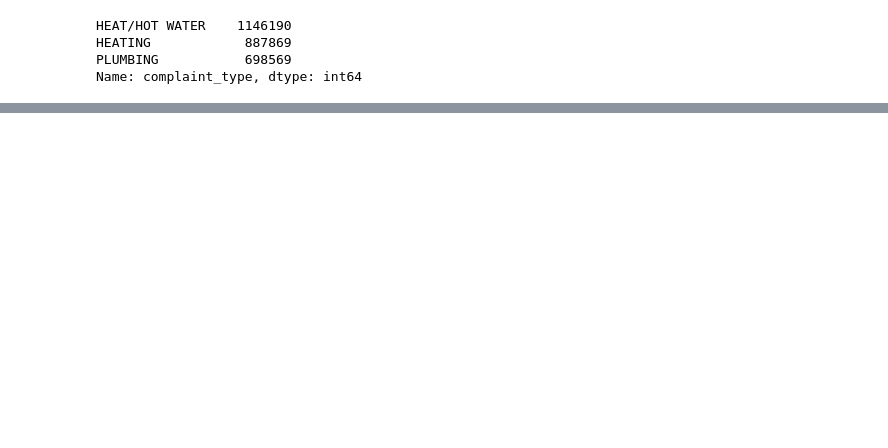
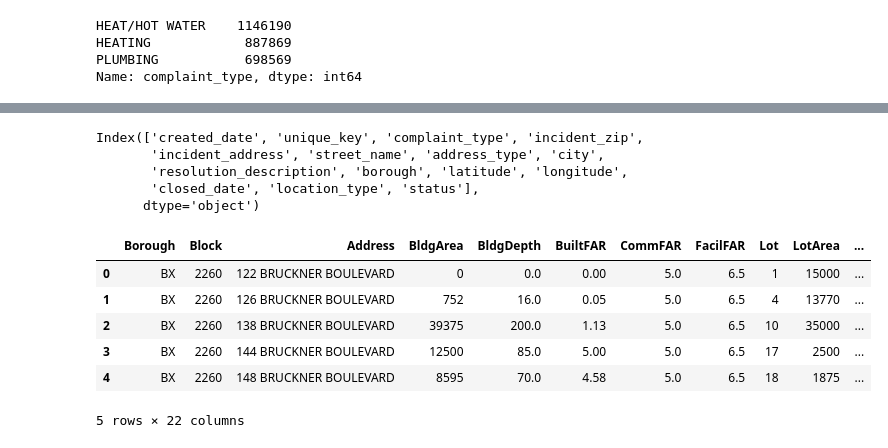
Before and after one commit to nabeel913/ibmWatsonCapstone, a Jupyter notebook: notebook1.ipynb, the cells around one changed output, grey strips where cells are left out. Drawn from its saved outputs; the diff is of its cells as text; code cells hidden in the pictures; blank space fills up the shorter version.

```diff
--- a/notebook1.ipynb
+++ b/notebook1.ipynb
@@ -29,3 +54,19 @@ HEAT/HOT WATER    1146190
 HEATING            887869
 PLUMBING           698569
 Name: complaint_type, dtype: int64
+# %%
+body = client_2f52abf73c4949c5a566adc6b8335732.get_object(Bucket='edx1-donotdelete-pr-rztxfpbuptgyl2',Key='BK_18v1.csv')['Body']
+if not hasattr(body, "__iter__"): body.__iter__ = types.MethodType( __iter__, body )
+df_data_1 = pd.read_csv(body)
+body = client_2f52abf73c4949c5a566adc6b8335732.get_object(Bucket='edx1-donotdelete-pr-rztxfpbuptgyl2',Key='BX_18v1.csv')['Body']
+if not hasattr(body, "__iter__"): body.__iter__ = types.MethodType( __iter__, body )
+df_data_2 = pd.read_csv(body)
+body = client_2f52abf73c4949c5a566adc6b8335732.get_object(Bucket='edx1-donotdelete-pr-rztxfpbuptgyl2',Key='MN_18v1.csv')['Body']
+if not hasattr(body, "__iter__"): body.__iter__ = types.MethodType( __iter__, body )
+df_data_3 = pd.read_csv(body)
+body = client_2f52abf73c4949c5a566adc6b8335732.get_object(Bucket='edx1-donotdelete-pr-rztxfpbuptgyl2',Key='QN_18v1.csv')['Body']
+if not hasattr(body, "__iter__"): body.__iter__ = types.MethodType( __iter__, body )
+df_data_4 = pd.read_csv(body)
+body = client_2f52abf73c4949c5a566adc6b8335732.get_object(Bucket='edx1-donotdelete-pr-rztxfpbuptgyl2',Key='SI_18v1.csv')['Body']
+if not hasattr(body, "__iter__"): body.__iter__ = types.MethodType( __iter__, body )
+df_data_5 = pd.read_csv(body)
@@ -31,0 +120,10 @@ Name: complaint_type, dtype: int64
+# %%
+#We have identified Bronx & Brooklyn as the top 2 boroghs.
+df_data_2.columns
+df_data_1=df_data_1[['Borough','Block','Address', 'BldgArea', 'BldgDepth', 'BuiltFAR', 'CommFAR', 'FacilFAR', 'Lot', 'LotArea', 'LotDepth', 'NumBldgs', 'NumFloors', 'OfficeArea', 'ResArea', 'ResidFAR', 'RetailArea','YearBuilt', 'YearAlter1', 'ZipCode', 'YCoord', 'XCoord']]
+df_data_2=df_data_2[['Borough','Block','Address', 'BldgArea', 'BldgDepth', 'BuiltFAR', 'CommFAR', 'FacilFAR', 'Lot', 'LotArea', 'LotDepth', 'NumBldgs', 'NumFloors', 'OfficeArea', 'ResArea', 'ResidFAR', 'RetailArea','YearBuilt', 'YearAlter1', 'ZipCode', 'YCoord', 'XCoord']]
+df_data_3=df_data_3[['Borough','Block','Address', 'BldgArea', 'BldgDepth', 'BuiltFAR', 'CommFAR', 'FacilFAR', 'Lot', 'LotArea', 'LotDepth', 'NumBldgs', 'NumFloors', 'OfficeArea', 'ResArea', 'ResidFAR', 'RetailArea','YearBuilt', 'YearAlter1', 'ZipCode', 'YCoord', 'XCoord']]
+df_data_4=df_data_4[['Borough','Block','Address', 'BldgArea', 'BldgDepth', 'BuiltFAR', 'CommFAR', 'FacilFAR', 'Lot', 'LotArea', 'LotDepth', 'NumBldgs', 'NumFloors', 'OfficeArea', 'ResArea', 'ResidFAR', 'RetailArea','YearBuilt', 'YearAlter1', 'ZipCode', 'YCoord', 'XCoord']]
+df_data_5=df_data_5[['Borough','Block','Address', 'BldgArea', 'BldgDepth', 'BuiltFAR', 'CommFAR', 'FacilFAR', 'Lot', 'LotArea', 'LotDepth', 'NumBldgs', 'NumFloors', 'OfficeArea', 'ResArea', 'ResidFAR', 'RetailArea','YearBuilt', 'YearAlter1', 'ZipCode', 'YCoord', 'XCoord']]
+
+df_top = pd.concat([df_data_2,df_data_1,df_data_3,df_data_4,df_data_5])
@@ -31,0 +139,20 @@ Name: complaint_type, dtype: int64
+# %%
+focus.columns
+# %% [output]
+Index(['created_date', 'unique_key', 'complaint_type', 'incident_zip',
+       'incident_address', 'street_name', 'address_type', 'city',
+       'resolution_description', 'borough', 'latitude', 'longitude',
+       'closed_date', 'location_type', 'status'],
+      dtype='object')
+# %%
+df_top=df_top[['Borough','Block','Address', 'BldgArea', 'BldgDepth', 'BuiltFAR', 'CommFAR', 'FacilFAR', 'Lot', 'LotArea', 'LotDepth', 'NumBldgs', 'NumFloors', 'OfficeArea', 'ResArea', 'ResidFAR', 'RetailArea','YearBuilt', 'YearAlter1', 'ZipCode', 'YCoord', 'XCoord']]
+# %%
+df_top.head()
+# %% [output]
+|  | Borough | Block | Address | BldgArea | BldgDepth | BuiltFAR | CommFAR | FacilFAR | Lot | LotArea | ... |
+| 0 | BX | 2260 | 122 BRUCKNER BOULEVARD | 0 | 0.0 | 0.00 | 5.0 | 6.5 | 1 | 15000 | ... |
+| 1 | BX | 2260 | 126 BRUCKNER BOULEVARD | 752 | 16.0 | 0.05 | 5.0 | 6.5 | 4 | 13770 | ... |
+| 2 | BX | 2260 | 138 BRUCKNER BOULEVARD | 39375 | 200.0 | 1.13 | 5.0 | 6.5 | 10 | 35000 | ... |
+| 3 | BX | 2260 | 144 BRUCKNER BOULEVARD | 12500 | 85.0 | 5.00 | 5.0 | 6.5 | 17 | 2500 | ... |
+| 4 | BX | 2260 | 148 BRUCKNER BOULEVARD | 8595 | 70.0 | 4.58 | 5.0 | 6.5 | 18 | 1875 | ... |
+5 rows × 22 columns
```
Also changed, not shown: parts of 27 cells of this notebook.
